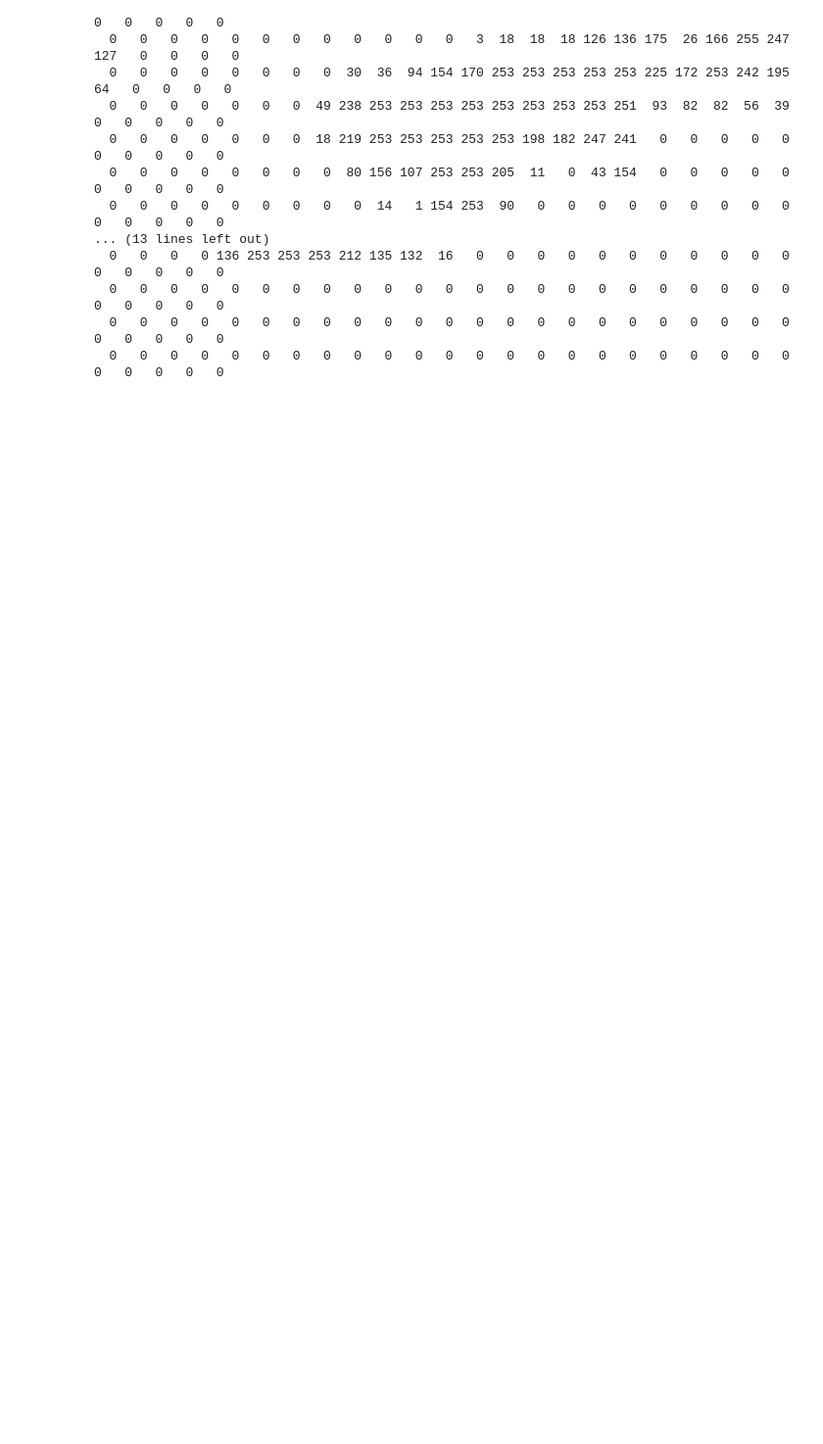
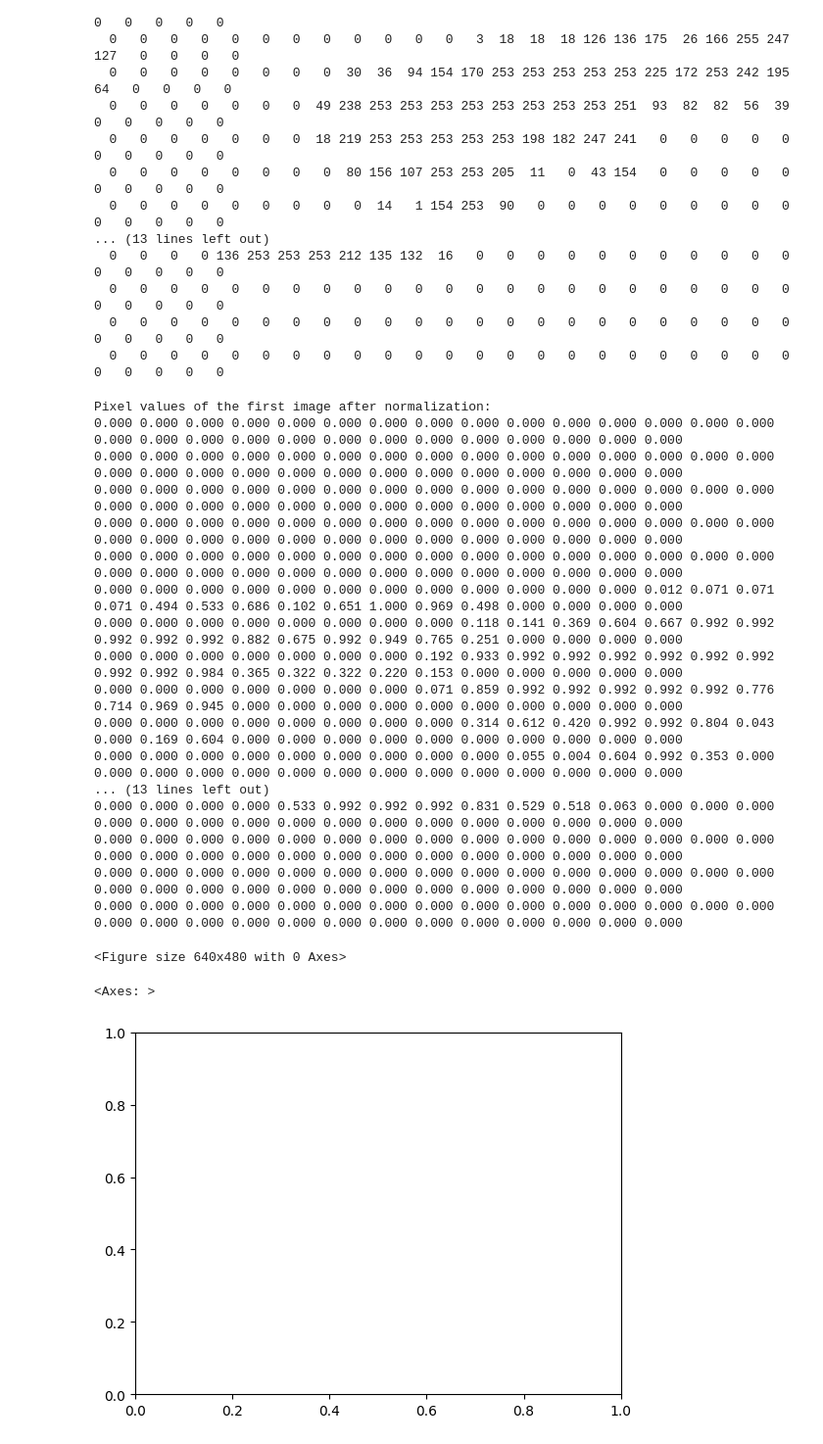
Before and after one commit to iamhafizmadnan/machine_learning, a Jupyter notebook: Deep_Learning/03_CNN.ipynb, the cells around one changed output. Shown at 98% size. Drawn from its saved outputs; the diff is of its cells as text; code cells hidden in the pictures; blank space fills up the shorter version.

```diff
--- a/Deep_Learning/03_CNN.ipynb
+++ b/Deep_Learning/03_CNN.ipynb
@@ -76,3 +76,42 @@ Pixel values of the first image:
   0   0   0   0   0   0   0   0   0   0   0   0   0   0   0   0   0   0   0   0   0   0   0   0   0   0   0   0
 # %%
 # also  need to change the data type float32 to data normalizer
+X_train = X_train.astype("float32") / 255.0
+X_test = X_test.astype("float32") / 255.0
+# %%
+# display the value of each pixel in the image after normalization
+print("Pixel values of the first image after normalization:")
+for row in X_train[0]:
+    for pixel in row:
+        print("{:.3f}".format(pixel), end=" ")
+    print()  # New line after each row
+
+
+# reshape the image to have a channel dimension
+X_train = X_train.reshape(X_train.shape[0], 28, 28, 1)
+X_test = X_test.reshape(X_test.shape[0], 28, 28, 1)
+
+#Display the complete output of the cell
+display(plt.gcf())
+display(plt.gca())
+# %% [output]
+Pixel values of the first image after normalization:
+0.000 0.000 0.000 0.000 0.000 0.000 0.000 0.000 0.000 0.000 0.000 0.000 0.000 0.000 0.000 0.000 0.000 0.000 0.000 0.000 0.000 0.000 0.000 0.000 0.000 0.000 0.000 0.000
+0.000 0.000 0.000 0.000 0.000 0.000 0.000 0.000 0.000 0.000 0.000 0.000 0.000 0.000 0.000 0.000 0.000 0.000 0.000 0.000 0.000 0.000 0.000 0.000 0.000 0.000 0.000 0.000
+0.000 0.000 0.000 0.000 0.000 0.000 0.000 0.000 0.000 0.000 0.000 0.000 0.000 0.000 0.000 0.000 0.000 0.000 0.000 0.000 0.000 0.000 0.000 0.000 0.000 0.000 0.000 0.000
+0.000 0.000 0.000 0.000 0.000 0.000 0.000 0.000 0.000 0.000 0.000 0.000 0.000 0.000 0.000 0.000 0.000 0.000 0.000 0.000 0.000 0.000 0.000 0.000 0.000 0.000 0.000 0.000
+0.000 0.000 0.000 0.000 0.000 0.000 0.000 0.000 0.000 0.000 0.000 0.000 0.000 0.000 0.000 0.000 0.000 0.000 0.000 0.000 0.000 0.000 0.000 0.000 0.000 0.000 0.000 0.000
+0.000 0.000 0.000 0.000 0.000 0.000 0.000 0.000 0.000 0.000 0.000 0.000 0.012 0.071 0.071 0.071 0.494 0.533 0.686 0.102 0.651 1.000 0.969 0.498 0.000 0.000 0.000 0.000
+0.000 0.000 0.000 0.000 0.000 0.000 0.000 0.000 0.118 0.141 0.369 0.604 0.667 0.992 0.992 0.992 0.992 0.992 0.882 0.675 0.992 0.949 0.765 0.251 0.000 0.000 0.000 0.000
+0.000 0.000 0.000 0.000 0.000 0.000 0.000 0.192 0.933 0.992 0.992 0.992 0.992 0.992 0.992 0.992 0.992 0.984 0.365 0.322 0.322 0.220 0.153 0.000 0.000 0.000 0.000 0.000
+0.000 0.000 0.000 0.000 0.000 0.000 0.000 0.071 0.859 0.992 0.992 0.992 0.992 0.992 0.776 0.714 0.969 0.945 0.000 0.000 0.000 0.000 0.000 0.000 0.000 0.000 0.000 0.000
+0.000 0.000 0.000 0.000 0.000 0.000 0.000 0.000 0.314 0.612 0.420 0.992 0.992 0.804 0.043 0.000 0.169 0.604 0.000 0.000 0.000 0.000 0.000 0.000 0.000 0.000 0.000 0.000
+0.000 0.000 0.000 0.000 0.000 0.000 0.000 0.000 0.000 0.055 0.004 0.604 0.992 0.353 0.000 0.000 0.000 0.000 0.000 0.000 0.000 0.000 0.000 0.000 0.000 0.000 0.000 0.000
+... (13 lines left out)
+0.000 0.000 0.000 0.000 0.533 0.992 0.992 0.992 0.831 0.529 0.518 0.063 0.000 0.000 0.000 0.000 0.000 0.000 0.000 0.000 0.000 0.000 0.000 0.000 0.000 0.000 0.000 0.000
+0.000 0.000 0.000 0.000 0.000 0.000 0.000 0.000 0.000 0.000 0.000 0.000 0.000 0.000 0.000 0.000 0.000 0.000 0.000 0.000 0.000 0.000 0.000 0.000 0.000 0.000 0.000 0.000
+0.000 0.000 0.000 0.000 0.000 0.000 0.000 0.000 0.000 0.000 0.000 0.000 0.000 0.000 0.000 0.000 0.000 0.000 0.000 0.000 0.000 0.000 0.000 0.000 0.000 0.000 0.000 0.000
+0.000 0.000 0.000 0.000 0.000 0.000 0.000 0.000 0.000 0.000 0.000 0.000 0.000 0.000 0.000 0.000 0.000 0.000 0.000 0.000 0.000 0.000 0.000 0.000 0.000 0.000 0.000 0.000
+<Figure size 640x480 with 0 Axes>
+<Axes: >
+[figure, added]
```
Also changed, not shown: parts of 5 cells of this notebook.
